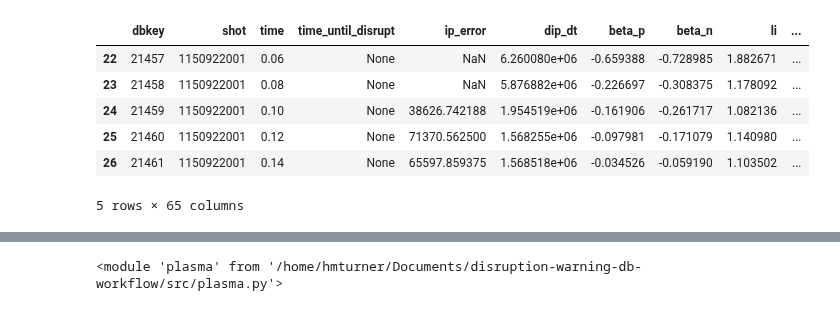
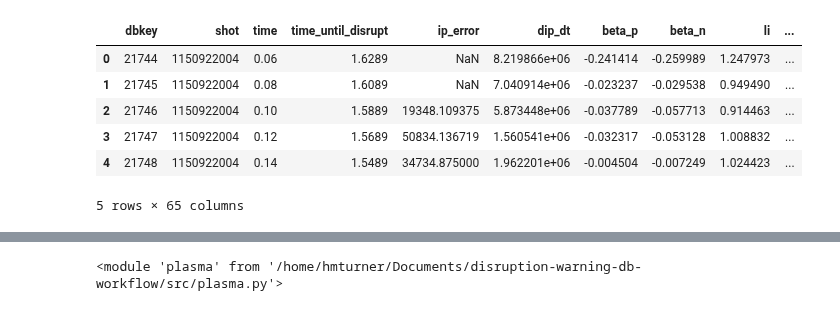
Before and after one commit to MIT-PSFC/disruption-py, a Jupyter notebook: src/examples.ipynb, the cells around one changed output, grey strips where cells are left out. Saved outputs shown, nothing was run; the diff lists cells and outputs as text; code cells hidden in the pictures.

```diff
--- a/src/examples.ipynb
+++ b/src/examples.ipynb
@@ -5,13 +5,13 @@ import matplotlib.pyplot as plt
 import importlib
 # %%
     test_handler = database.create_cmod_handler()
-    shot = test_handler.get_shot('1150922001')
-    shot.data.sort_values('time').head()
+    test_shot = test_handler.get_shot('1150922004')
+    test_shot.data.sort_values('time').head()
 # %% [output]
 |  | dbkey | shot | time | time_until_disrupt | ip_error | dip_dt | beta_p | beta_n | li | ... |
-| 22 | 21457 | 1150922001 | 0.06 | None | NaN | 6.260080e+06 | -0.659388 | -0.728985 | 1.882671 | ... |
-| 23 | 21458 | 1150922001 | 0.08 | None | NaN | 5.876882e+06 | -0.226697 | -0.308375 | 1.178092 | ... |
-| 24 | 21459 | 1150922001 | 0.10 | None | 38626.742188 | 1.954519e+06 | -0.161906 | -0.261717 | 1.082136 | ... |
-| 25 | 21460 | 1150922001 | 0.12 | None | 71370.562500 | 1.568255e+06 | -0.097981 | -0.171079 | 1.140980 | ... |
-| 26 | 21461 | 1150922001 | 0.14 | None | 65597.859375 | 1.568518e+06 | -0.034526 | -0.059190 | 1.103502 | ... |
+| 0 | 21744 | 1150922004 | 0.06 | 1.6289 | NaN | 8.219866e+06 | -0.241414 | -0.259989 | 1.247973 | ... |
+| 1 | 21745 | 1150922004 | 0.08 | 1.6089 | NaN | 7.040914e+06 | -0.023237 | -0.029538 | 0.949490 | ... |
+| 2 | 21746 | 1150922004 | 0.10 | 1.5889 | 19348.109375 | 5.873448e+06 | -0.037789 | -0.057713 | 0.914463 | ... |
+| 3 | 21747 | 1150922004 | 0.12 | 1.5689 | 50834.136719 | 1.560541e+06 | -0.032317 | -0.053128 | 1.008832 | ... |
+| 4 | 21748 | 1150922004 | 0.14 | 1.5489 | 34734.875000 | 1.962201e+06 | -0.004504 | -0.007249 | 1.024423 | ... |
 5 rows × 65 columns
```
Also changed, not shown: parts of 6 cells of this notebook, 5 other files.
